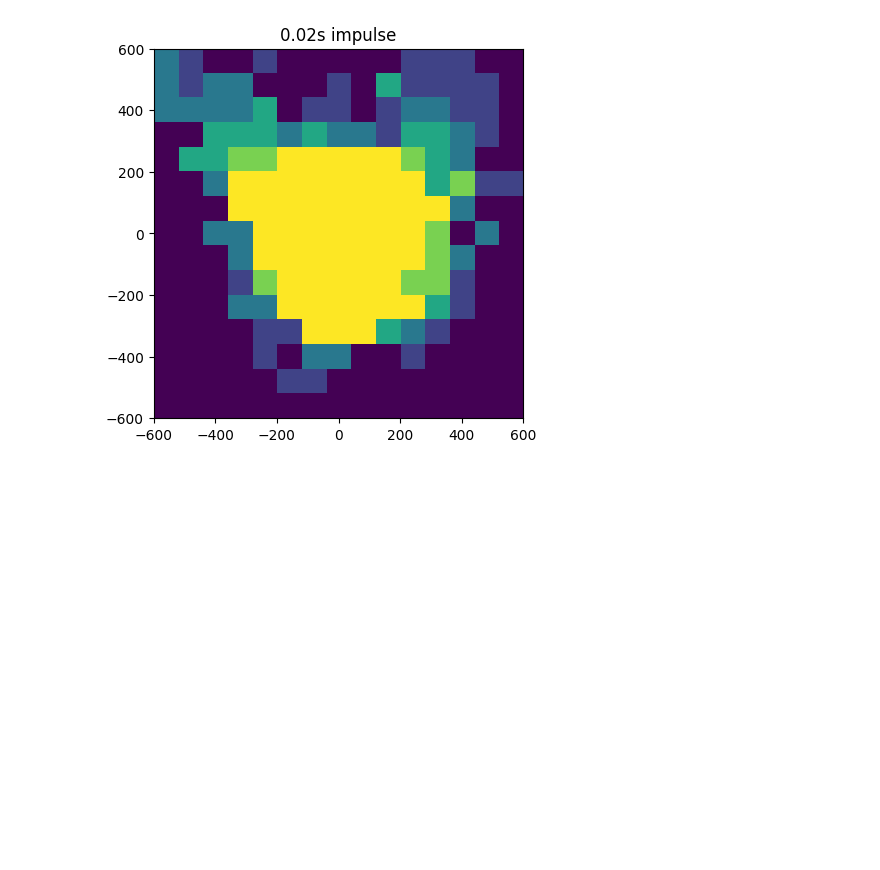
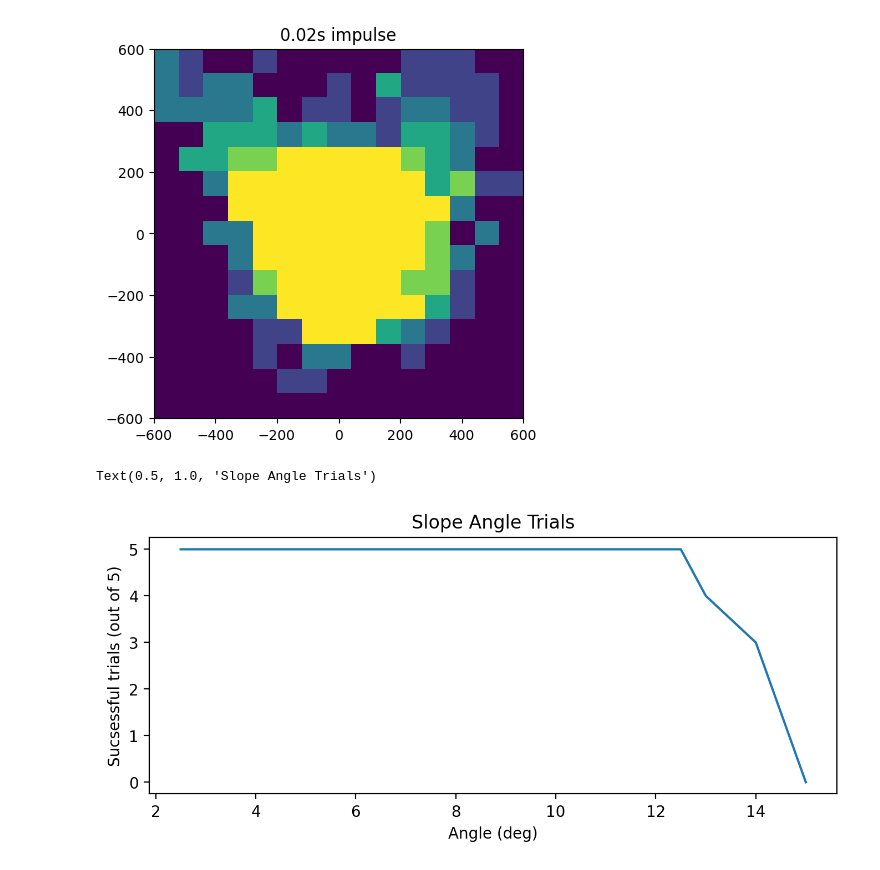
Before and after one commit to LegoYoda112/slider_RL, a Jupyter notebook: test_model.ipynb, the cells around one changed output. Drawn from its saved outputs; the diff is of its cells as text; code cells hidden in the pictures; blank space fills up the shorter version.

```diff
--- a/test_model.ipynb
+++ b/test_model.ipynb
@@ -143,3 +143,16 @@ plt.title("0.02s impulse")
 # %% [output]
 Text(0.5, 1.0, '0.02s impulse')
 [figure]
+# %%
+sucsess = [5, 5, 5, 5, 5, 4, 3, 0]
+angle =   [2.5, 5, 7.5, 10, 12.5, 13, 14, 15]
+
+plt.figure(dpi = 200, figsize=[8, 3])
+
+plt.plot(angle, sucsess)
+plt.xlabel("Angle (deg)")
+plt.ylabel("Sucsessful trials (out of 5)")
+plt.title("Slope Angle Trials")
+# %% [output]
+Text(0.5, 1.0, 'Slope Angle Trials')
+[figure, added]
```
Also changed, not shown: parts of 1 cell of this notebook, 8 other files.
